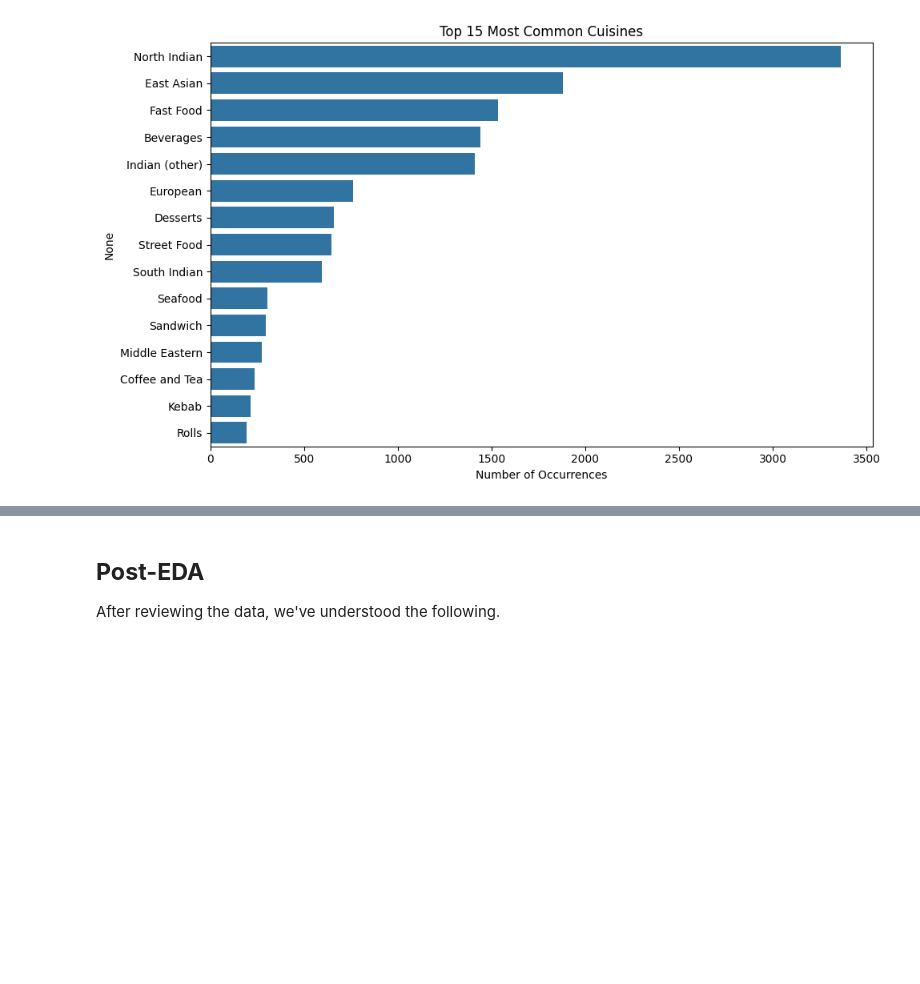
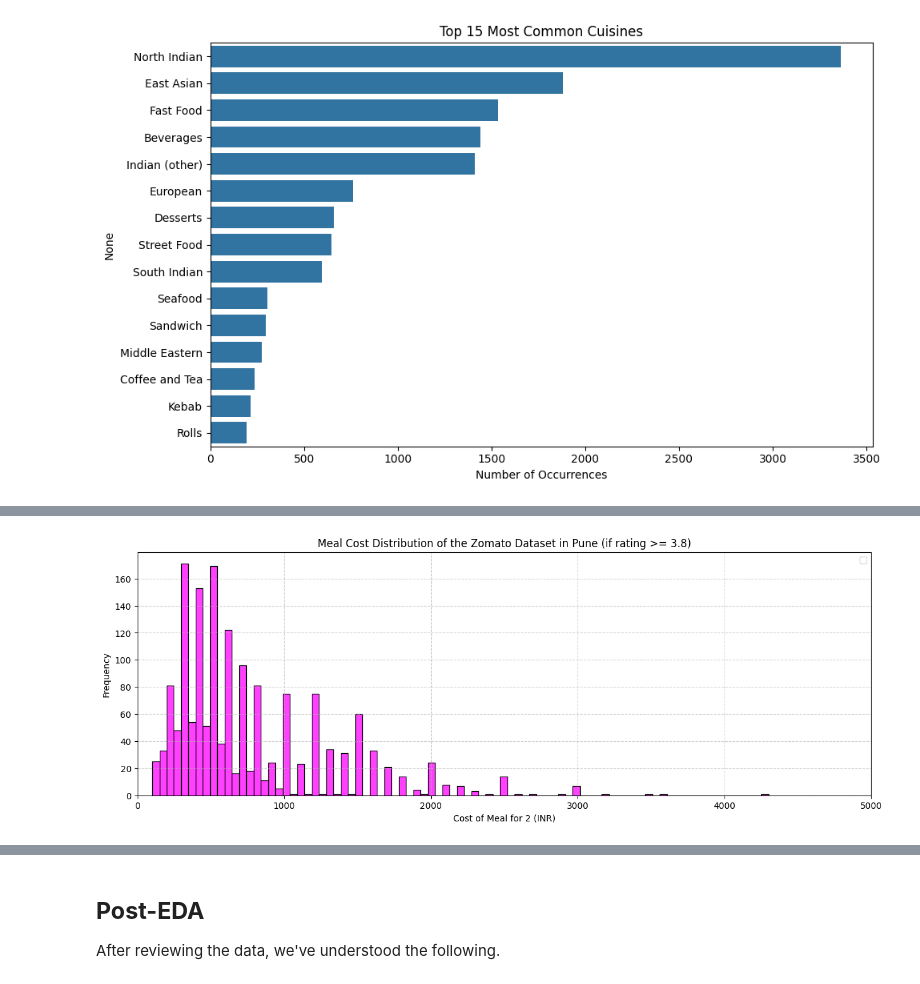
Before and after one commit to louis-uwie/CSCI111-Zomato-Recommendation-Analysis, a Jupyter notebook: LOZADA, BINWAG, CSCI 211 - On Zomato.ipynb, the cells around one changed output, grey strips where cells are left out. Drawn from its saved outputs; the diff is of its cells as text; code cells hidden in the pictures; blank space fills up the shorter version.

```diff
--- a/LOZADA, BINWAG, CSCI 211 - On Zomato.ipynb
+++ b/LOZADA, BINWAG, CSCI 211 - On Zomato.ipynb
@@ -352,0 +496,3 @@ plt.show()
+# %%
+zomato_pune_yes = zomato_for_eda[zomato_for_eda['Dining_Rating'] >= 3.8]
+zomato_pune_yes.head()
@@ -352,0 +516,18 @@ plt.show()
+# %%
+min_cost = min(zomato_pune_yes['Pricing_for_2'])
+max_cost = max(zomato_pune_yes['Pricing_for_2'])
+
+num_bins = int((max_cost - min_cost) / 50) + 1
+num_bins
+
+plt.figure(figsize=(15, 5))
+sns.histplot(zomato_pune_yes['Pricing_for_2'], bins = num_bins, color='magenta')
+plt.title("Meal Cost Distribution of the Zomato Dataset in Pune (if rating >= 3.8)")
+plt.xlabel("Cost of Meal for 2 (INR)")
+plt.xlim(0, 5000)
+plt.ylabel("Frequency")
+plt.legend()
+plt.grid(True, linestyle='--', alpha=0.6)
+plt.show()
+# %% [output]
+[figure, added]
```
Also changed, not shown: parts of 22 cells of this notebook.
